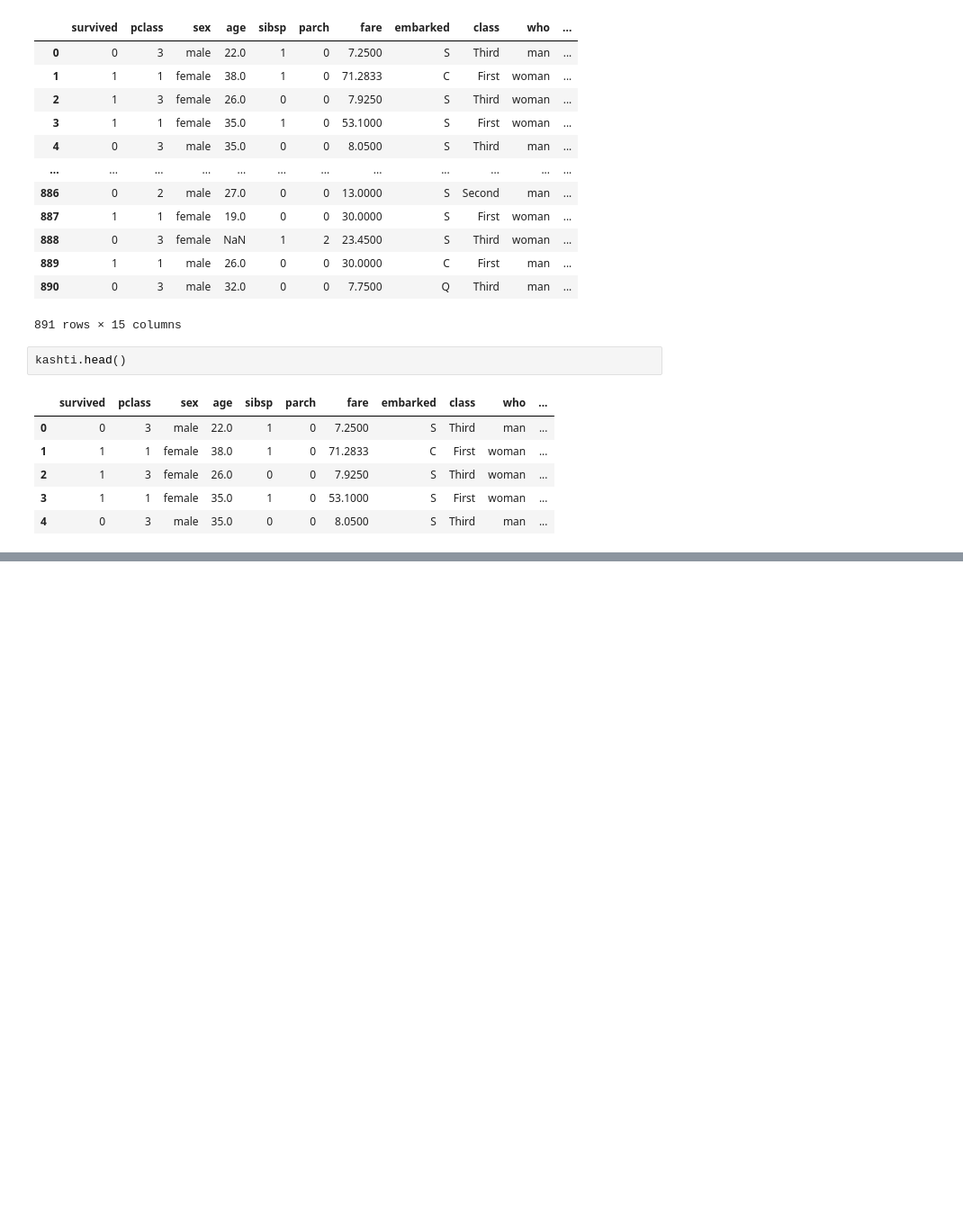
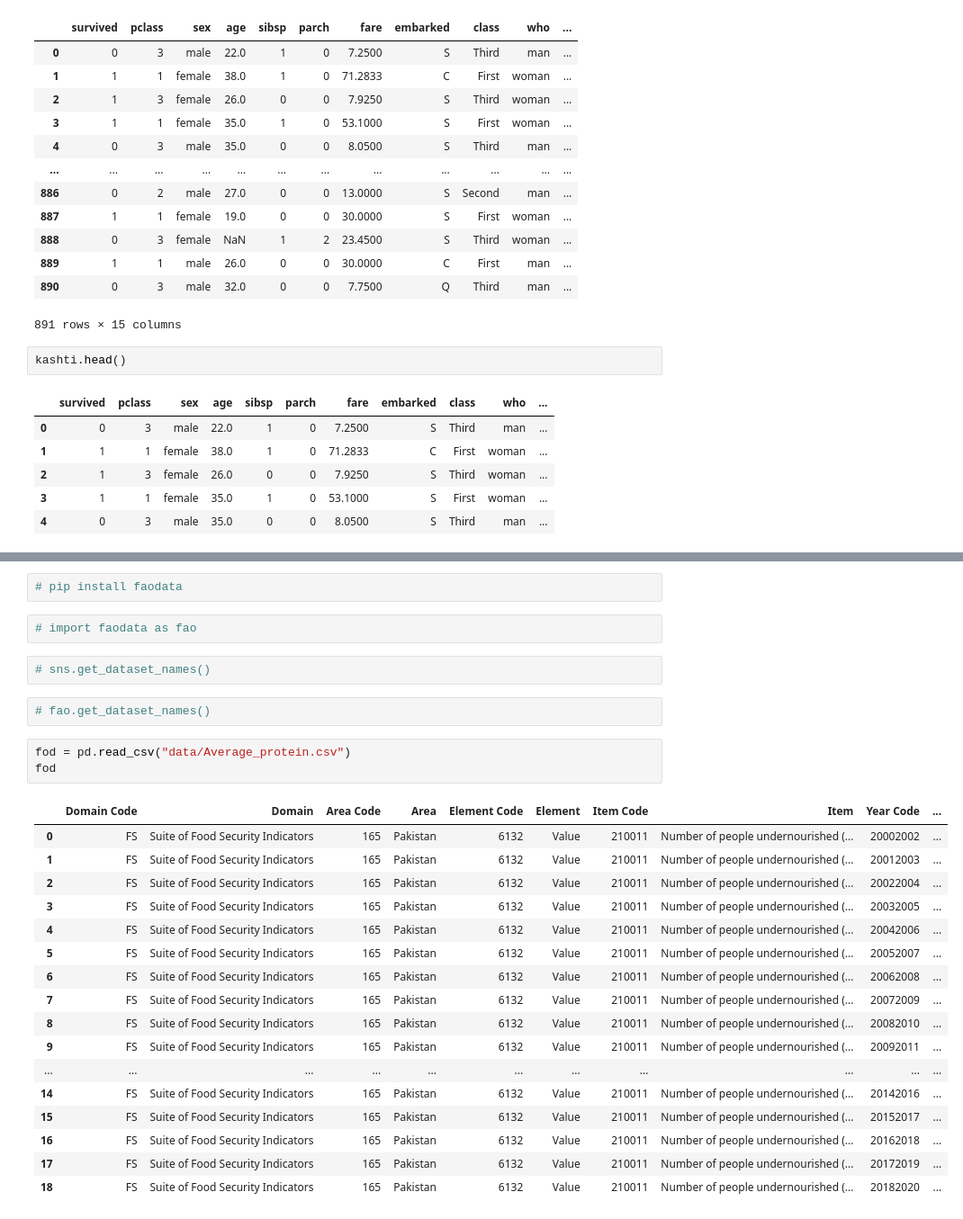
Before and after one commit to waqarunnabi/python-for-data-science, a Jupyter notebook: 12.casestudy.ipynb, the cells around one changed output, grey strips where cells are left out. Shown at 90% size. Cells and saved outputs as stored; diff of their text form; blank space fills up the shorter version.

Commit message:
dataset from csv

```diff
--- a/12.casestudy.ipynb
+++ b/12.casestudy.ipynb
@@ -35,0 +148,29 @@ kashti.head()
+# %%
+# pip install faodata
+# %%
+# import faodata as fao
+# %%
+# sns.get_dataset_names()
+# %%
+# fao.get_dataset_names()
+# %%
+fod = pd.read_csv("data/Average_protein.csv")
+fod
+# %% [output]
+|  | Domain Code | Domain | Area Code | Area | Element Code | Element | Item Code | Item | Year Code | ... |
+| 0 | FS | Suite of Food Security Indicators | 165 | Pakistan | 6132 | Value | 210011 | Number of people undernourished (... | 20002002 | ... |
+| 1 | FS | Suite of Food Security Indicators | 165 | Pakistan | 6132 | Value | 210011 | Number of people undernourished (... | 20012003 | ... |
+| 2 | FS | Suite of Food Security Indicators | 165 | Pakistan | 6132 | Value | 210011 | Number of people undernourished (... | 20022004 | ... |
+| 3 | FS | Suite of Food Security Indicators | 165 | Pakistan | 6132 | Value | 210011 | Number of people undernourished (... | 20032005 | ... |
+| 4 | FS | Suite of Food Security Indicators | 165 | Pakistan | 6132 | Value | 210011 | Number of people undernourished (... | 20042006 | ... |
+| 5 | FS | Suite of Food Security Indicators | 165 | Pakistan | 6132 | Value | 210011 | Number of people undernourished (... | 20052007 | ... |
+| 6 | FS | Suite of Food Security Indicators | 165 | Pakistan | 6132 | Value | 210011 | Number of people undernourished (... | 20062008 | ... |
+| 7 | FS | Suite of Food Security Indicators | 165 | Pakistan | 6132 | Value | 210011 | Number of people undernourished (... | 20072009 | ... |
+| 8 | FS | Suite of Food Security Indicators | 165 | Pakistan | 6132 | Value | 210011 | Number of people undernourished (... | 20082010 | ... |
+| 9 | FS | Suite of Food Security Indicators | 165 | Pakistan | 6132 | Value | 210011 | Number of people undernourished (... | 20092011 | ... |
+| ... | ... | ... | ... | ... | ... | ... | ... | ... | ... | ... |
+| 14 | FS | Suite of Food Security Indicators | 165 | Pakistan | 6132 | Value | 210011 | Number of people undernourished (... | 20142016 | ... |
+| 15 | FS | Suite of Food Security Indicators | 165 | Pakistan | 6132 | Value | 210011 | Number of people undernourished (... | 20152017 | ... |
+| 16 | FS | Suite of Food Security Indicators | 165 | Pakistan | 6132 | Value | 210011 | Number of people undernourished (... | 20162018 | ... |
+| 17 | FS | Suite of Food Security Indicators | 165 | Pakistan | 6132 | Value | 210011 | Number of people undernourished (... | 20172019 | ... |
+| 18 | FS | Suite of Food Security Indicators | 165 | Pakistan | 6132 | Value | 210011 | Number of people undernourished (... | 20182020 | ... |
```
Also changed, not shown: parts of 20 cells of this notebook.
